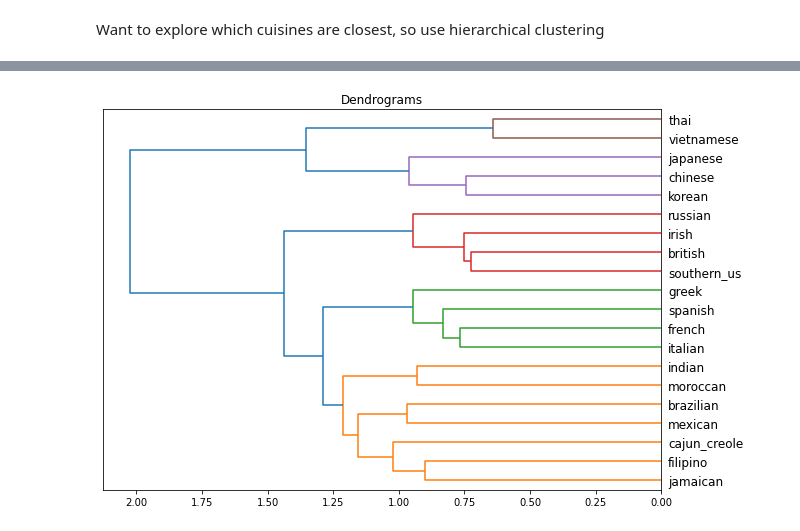
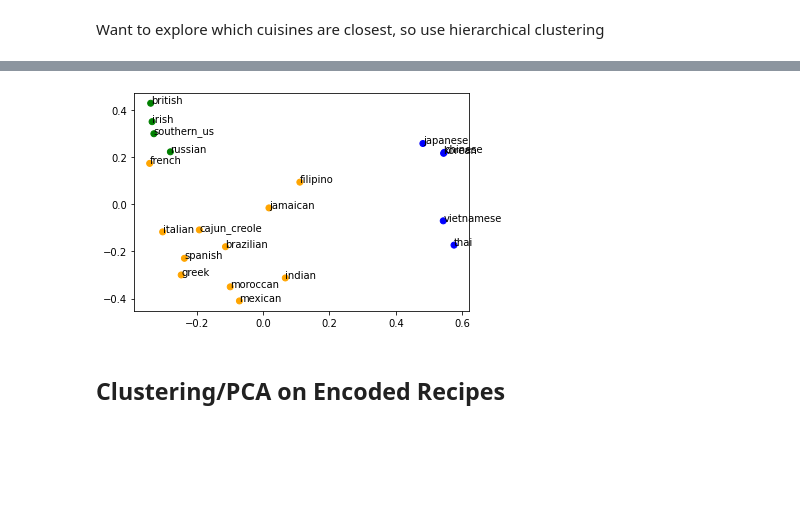
Before and after one commit to amichaelsen/cooking-cuisine-analysis, a Jupyter notebook: pca-clustering-w-ohe.ipynb, the cells around one changed output, grey strips where cells are left out. Saved outputs shown, nothing was run; the diff lists cells and outputs as text; code cells hidden in the pictures; blank space fills up the shorter version.

```diff
--- a/pca-clustering-w-ohe.ipynb
+++ b/pca-clustering-w-ohe.ipynb
@@ -251,12 +210,26 @@ plt.show()
-# %%
-import scipy.cluster.hierarchy as shc
-plt.figure(figsize=(10, 7))
-plt.title("Dendrograms")
-dend = shc.dendrogram(shc.linkage(train_tfidf, method='ward'),
-                      labels=train_tfidf.index.tolist(),
-                      truncate_mode=None,
-                      orientation="left",
-                      color_threshold=1.25,
-                      count_sort="descending")
-# %% [output]
-[figure, removed]
+# %%
+cluster_model = AgglomerativeClustering(n_clusters=3)
+agg_clusters = cluster_model.fit_predict(train_tfidf)
+# %%
+# Plotting Data
+
+cuisine_list = train_tfidf.index.tolist()
+colors_list = ['blue','orange','green', 'red', 'pink','purple']
+colors = []
+labels = []
+pc1 = reduced_tfidf[:,0]
+pc2 = reduced_tfidf[:,1]
+
+for i in range(len(cuisine_list)):
+    colors.append(colors_list[agg_clusters[i]])
+
+plt.scatter(pc1, pc2, c = colors)
+
+for i, label in enumerate(cuisine_list):
+    plt.text(pc1[i], pc2[i],label)
+
+plt.show()
+# %% [output]
+[figure, added]
+# %% [markdown]
+## Clustering/PCA on Encoded Recipes
```
Also changed, not shown: parts of 8 cells of this notebook.
